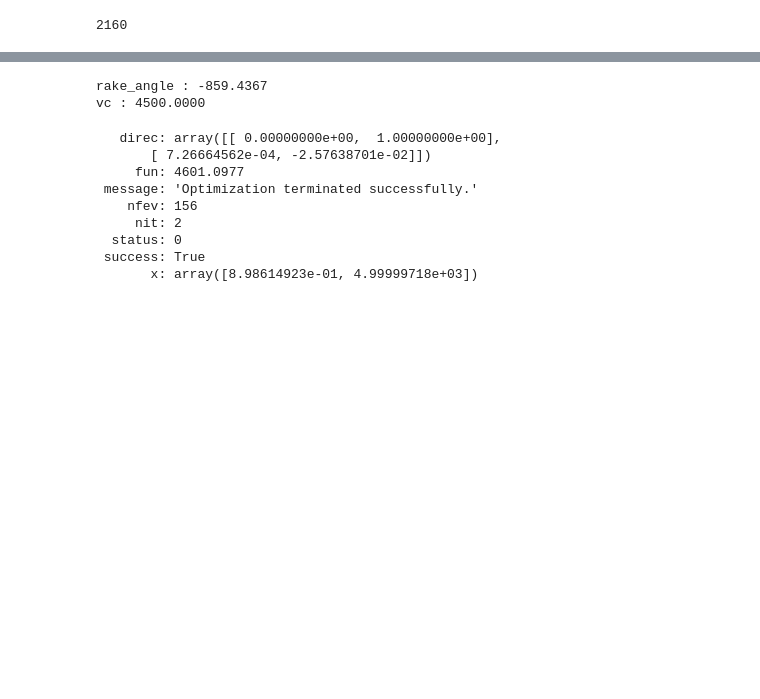
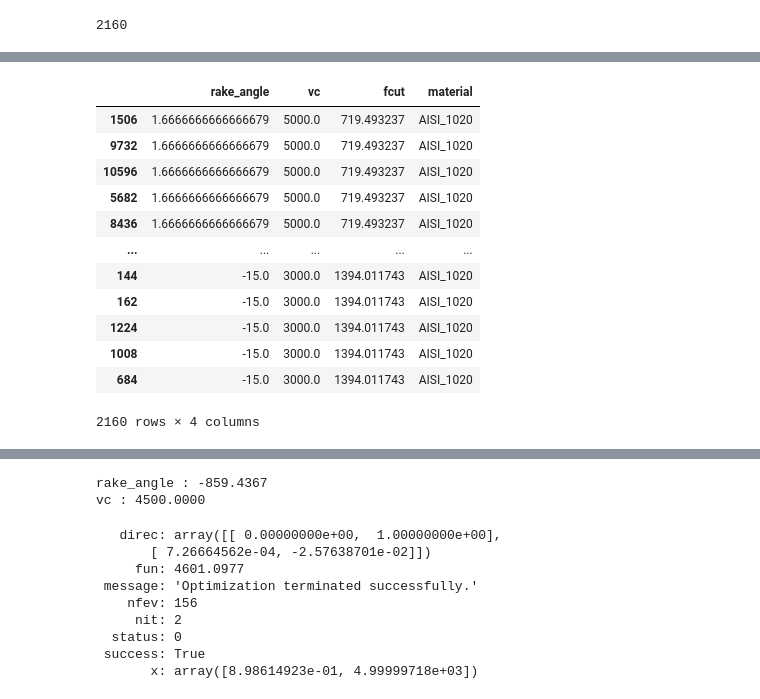
Before and after one commit to igorhfreitas/dissertacao, a Jupyter notebook: Modeling/gradient_optimization_upon_ML.ipynb, the cells around one changed output, grey strips where cells are left out. Drawn from its saved outputs; the diff is of its cells as text; code cells hidden in the pictures; blank space fills up the shorter version.

```diff
--- a/Modeling/gradient_optimization_upon_ML.ipynb
+++ b/Modeling/gradient_optimization_upon_ML.ipynb
@@ -112,0 +167,16 @@ results.sort_values("fcut").drop_duplicates("material")
+# %%
+results[results["material"]=="AISI_1020"]
+# %% [output]
+|  | rake_angle | vc | fcut | material |
+| 1506 | 1.6666666666666679 | 5000.0 | 719.493237 | AISI_1020 |
+| 9732 | 1.6666666666666679 | 5000.0 | 719.493237 | AISI_1020 |
+| 10596 | 1.6666666666666679 | 5000.0 | 719.493237 | AISI_1020 |
+| 5682 | 1.6666666666666679 | 5000.0 | 719.493237 | AISI_1020 |
+| 8436 | 1.6666666666666679 | 5000.0 | 719.493237 | AISI_1020 |
+| ... | ... | ... | ... | ... |
+| 144 | -15.0 | 3000.0 | 1394.011743 | AISI_1020 |
+| 162 | -15.0 | 3000.0 | 1394.011743 | AISI_1020 |
+| 1224 | -15.0 | 3000.0 | 1394.011743 | AISI_1020 |
+| 1008 | -15.0 | 3000.0 | 1394.011743 | AISI_1020 |
+| 684 | -15.0 | 3000.0 | 1394.011743 | AISI_1020 |
+2160 rows × 4 columns
```
Also changed, not shown: parts of 14 cells of this notebook.
